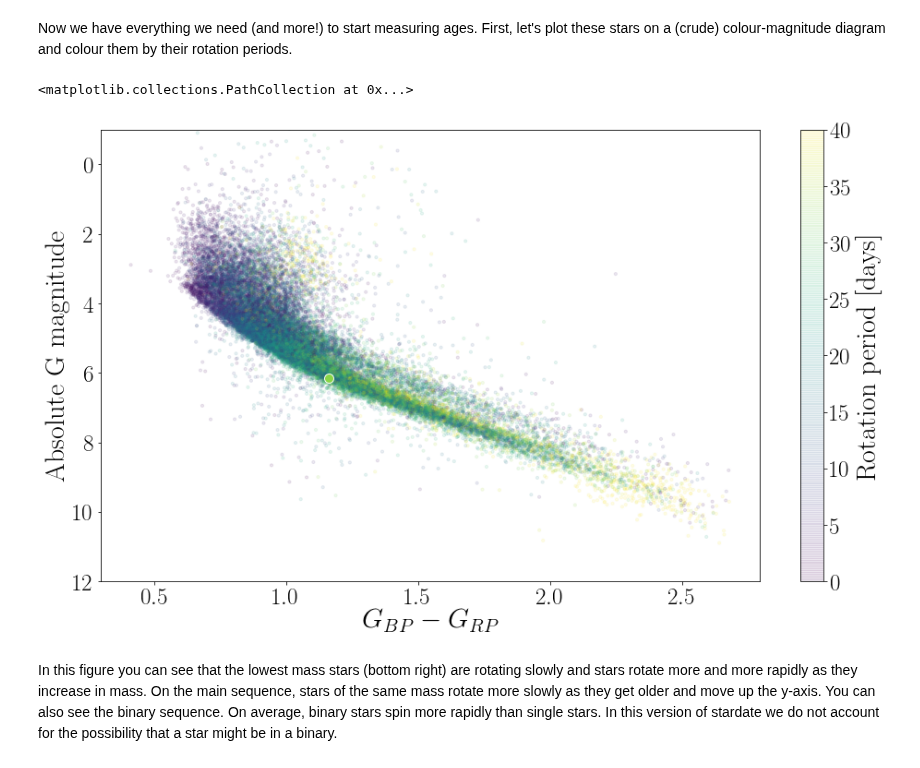
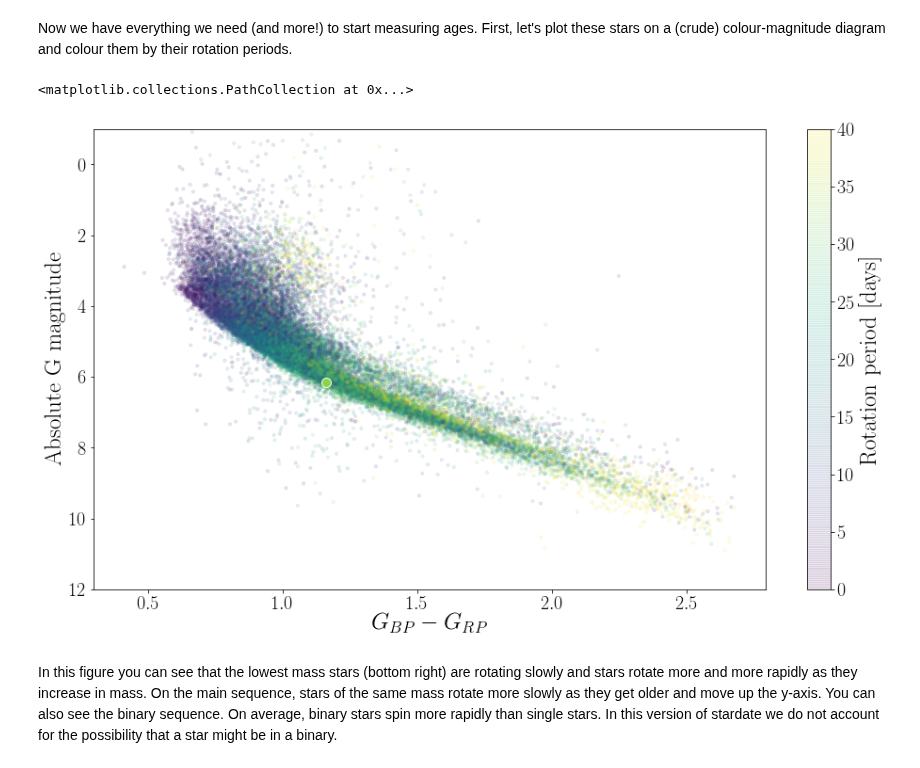
Before and after one commit to RuthAngus/stardate, a Jupyter notebook: docs/source/_static/Tutorial.ipynb, the cells around one changed output. Cells and saved outputs as stored; diff of their text form; code cells hidden in the pictures.

```diff
--- a/docs/source/_static/Tutorial.ipynb
+++ b/docs/source/_static/Tutorial.ipynb
@@ -56,37 +56,37 @@ Now we have everything we need (and more!) to start measuring ages. First, let's
 # %%
 import matplotlib.pyplot as plt
 %matplotlib inline
 
-plotpar = {'axes.labelsize': 30,
-           'xtick.labelsize': 25,
-           'ytick.labelsize': 25,
+plotpar = {'axes.labelsize': 25,
+           'xtick.labelsize': 20,
+           'ytick.labelsize': 20,
            'text.usetex': True}
 plt.rcParams.update(plotpar)
 
 import numpy as np
 
 def m_to_M(m, D):
     """
     Convert apparent magnitude to absolute magnitude.
     """
     return m - 5*np.log10(D) + 5
 
 abs_G = m_to_M(df.G, (1./df.parallax)*1e3)
 
 plt.figure(figsize=(16, 9))
 plt.scatter(df.bp - df.rp, abs_G, c=df.Prot, s=10, alpha=.1, vmin=0, vmax=40);
 plt.gca().invert_yaxis()
 plt.ylim(12, -1)
 plt.colorbar(label="$\mathrm{Rotation~period~[days]}$")
 plt.xlabel("$G_{BP} - G_{RP}$")
 plt.ylabel("$\mathrm{Absolute~G~magnitude}$");
 
 np.random.seed(1234)
 ind = np.random.randint(0, len(df))
 plt.scatter(df.bp[ind] - df.rp[ind], abs_G[ind], c=df.Prot[ind], s=100, vmin=0, vmax=40, edgecolor="w")
 # %% [output]
 <matplotlib.collections.PathCollection at 0x...>
-[figure, old version]
+[figure, new version]
 # %% [markdown]
 In this figure you can see that the lowest mass stars (bottom right) are rotating slowly and stars rotate more and more rapidly as they increase in mass. On the main sequence, stars of the same mass rotate more slowly as they get older and move up the y-axis. You can also see the binary sequence. On average, binary stars spin more rapidly than single stars. In this version of stardate we do not account for the possibility that a star might be in a binary.
 # %% [markdown]
```
Also changed, not shown: parts of 3 cells of this notebook.
